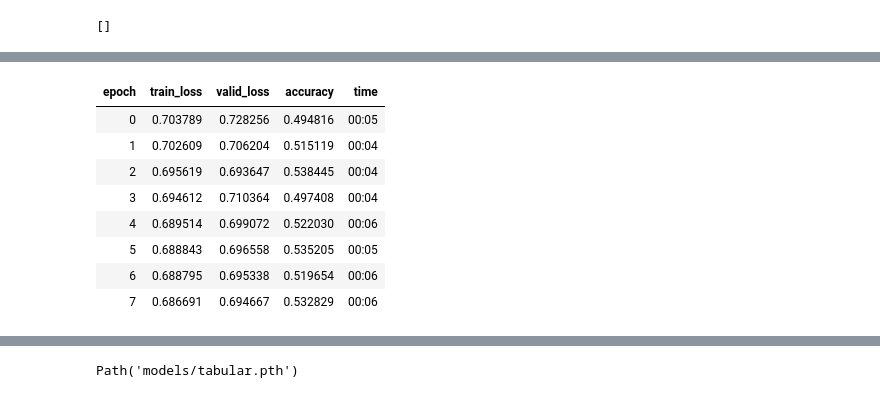
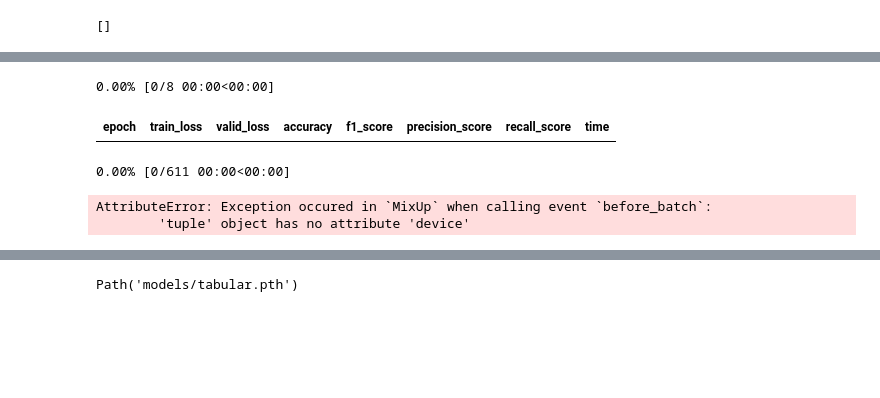
Before and after one commit to LaurenzBeck/music-processing-challenge, a Jupyter notebook: notebooks/06-fastai-tabular.ipynb, the cells around one changed output, grey strips where cells are left out. Drawn from its saved outputs; the diff is of its cells as text; code cells hidden in the pictures; blank space fills up the shorter version.

Commit message:
modified fastai training

```diff
--- a/notebooks/06-fastai-tabular.ipynb
+++ b/notebooks/06-fastai-tabular.ipynb
@@ -78,0 +56,7 @@ dls = to.dataloaders(bs=32)
+# %%
+dls = TabularDataLoaders.from_df(df,
+                                 y_names="onset",
+                                 cat_names=cat,
+                                 cont_names=cont,
+                                 procs=procs,
+                                 splits=splits)
@@ -78,0 +83,13 @@ dls = to.dataloaders(bs=32)
+# %%
+#####################
+# Construct Weights #
+#####################
+class_count_df = df.groupby("onset").count()
+
+n_0, n_1 = class_count_df.iloc[0, 0], class_count_df.iloc[1, 0]
+
+w_0 = (n_0 + n_1) / (2.0 * n_0)
+w_1 = (n_0 + n_1) / (2.0 * n_1)
+
+# Important: Convert Weights To Float Tensor
+class_weights=torch.FloatTensor([w_0, w_1])
@@ -79,5 +100,12 @@ dls = to.dataloaders(bs=32)
+# %%
+loss_func = LabelSmoothingCrossEntropyFlat(weight=class_weights)
 # %%
-learn = tabular_learner(dls, metrics=accuracy)
+learn = tabular_learner(dls, loss_func=loss_func, metrics=[
+    accuracy,
+    F1Score(labels=[0,1]),
+    Precision(labels=[0,1]),
+    Recall(labels=[0,1]),
+])
 # %%
 learn.summary()
 # %% [output]
@@ -108,15 +136,11 @@ SuggestedLRs(valley=0.00013182566908653826)
 # %%
-learn.fit_one_cycle(8, 4e-4)
+learn.fit_one_cycle(8, 4e-3)
 # %% [output]
+0.00% [0/8 00:00<00:00]
-| epoch | train_loss | valid_loss | accuracy | time |
-| 0 | 0.703789 | 0.728256 | 0.494816 | 00:05 |
-| 1 | 0.702609 | 0.706204 | 0.515119 | 00:04 |
-| 2 | 0.695619 | 0.693647 | 0.538445 | 00:04 |
-| 3 | 0.694612 | 0.710364 | 0.497408 | 00:04 |
-| 4 | 0.689514 | 0.699072 | 0.522030 | 00:06 |
-| 5 | 0.688843 | 0.696558 | 0.535205 | 00:05 |
-| 6 | 0.688795 | 0.695338 | 0.519654 | 00:06 |
-| 7 | 0.686691 | 0.694667 | 0.532829 | 00:06 |
+| epoch | train_loss | valid_loss | accuracy | f1_score | precision_score | recall_score | time |
+0.00% [0/611 00:00<00:00]
+AttributeError: Exception occured in `MixUp` when calling event `before_batch`:
+        'tuple' object has no attribute 'device'
 # %%
 learn.show_results()
 # %% [output]
```
Also changed, not shown: parts of 18 cells of this notebook, 16 other files.
